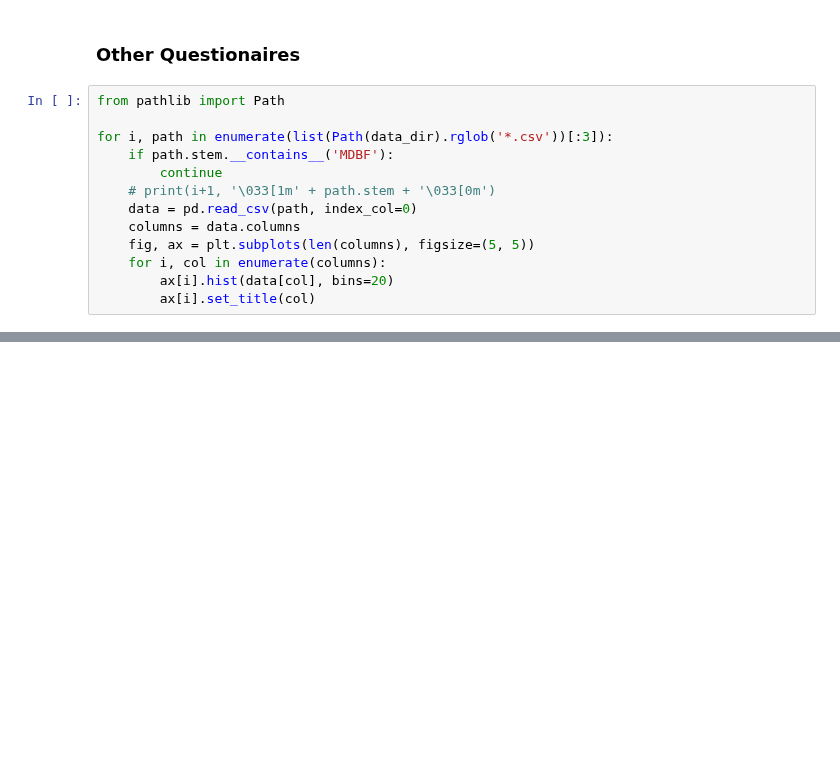
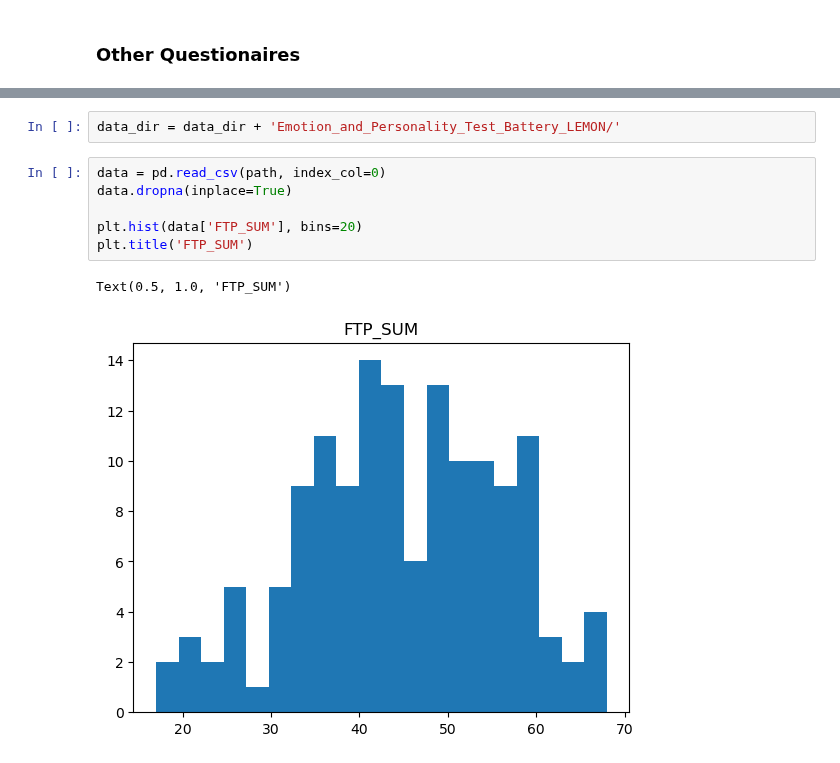
Before and after one commit to Yeganehfrh/EEGModalNet, a Jupyter notebook: notebooks/BehavioralData.ipynb, the cells around one changed output, grey strips where cells are left out. Saved outputs shown, nothing was run; the diff lists cells and outputs as text; blank space fills up the shorter version.

```diff
--- a/notebooks/BehavioralData.ipynb
+++ b/notebooks/BehavioralData.ipynb
@@ -48,16 +40,3 @@ for i, col in enumerate(data.columns):
 [figure]
 # %% [markdown]
 ### Other Questionaires
-# %%
-from pathlib import Path
-
-for i, path in enumerate(list(Path(data_dir).rglob('*.csv'))[:3]):
-    if path.stem.__contains__('MDBF'):
-        continue
-    # print(i+1, '\033[1m' + path.stem + '\033[0m')
-    data = pd.read_csv(path, index_col=0)
-    columns = data.columns
-    fig, ax = plt.subplots(len(columns), figsize=(5, 5))
-    for i, col in enumerate(columns):
-        ax[i].hist(data[col], bins=20)
-        ax[i].set_title(col)
@@ -67,0 +43,11 @@ for i, path in enumerate(list(Path(data_dir).rglob('*.csv'))[:3]):
+# %%
+data_dir = data_dir + 'Emotion_and_Personality_Test_Battery_LEMON/'
+# %%
+data = pd.read_csv(path, index_col=0)
+data.dropna(inplace=True)
+
+plt.hist(data['FTP_SUM'], bins=20)
+plt.title('FTP_SUM')
+# %% [output]
+Text(0.5, 1.0, 'FTP_SUM')
+[figure, added]
```
Also changed, not shown: parts of 3 cells of this notebook.
